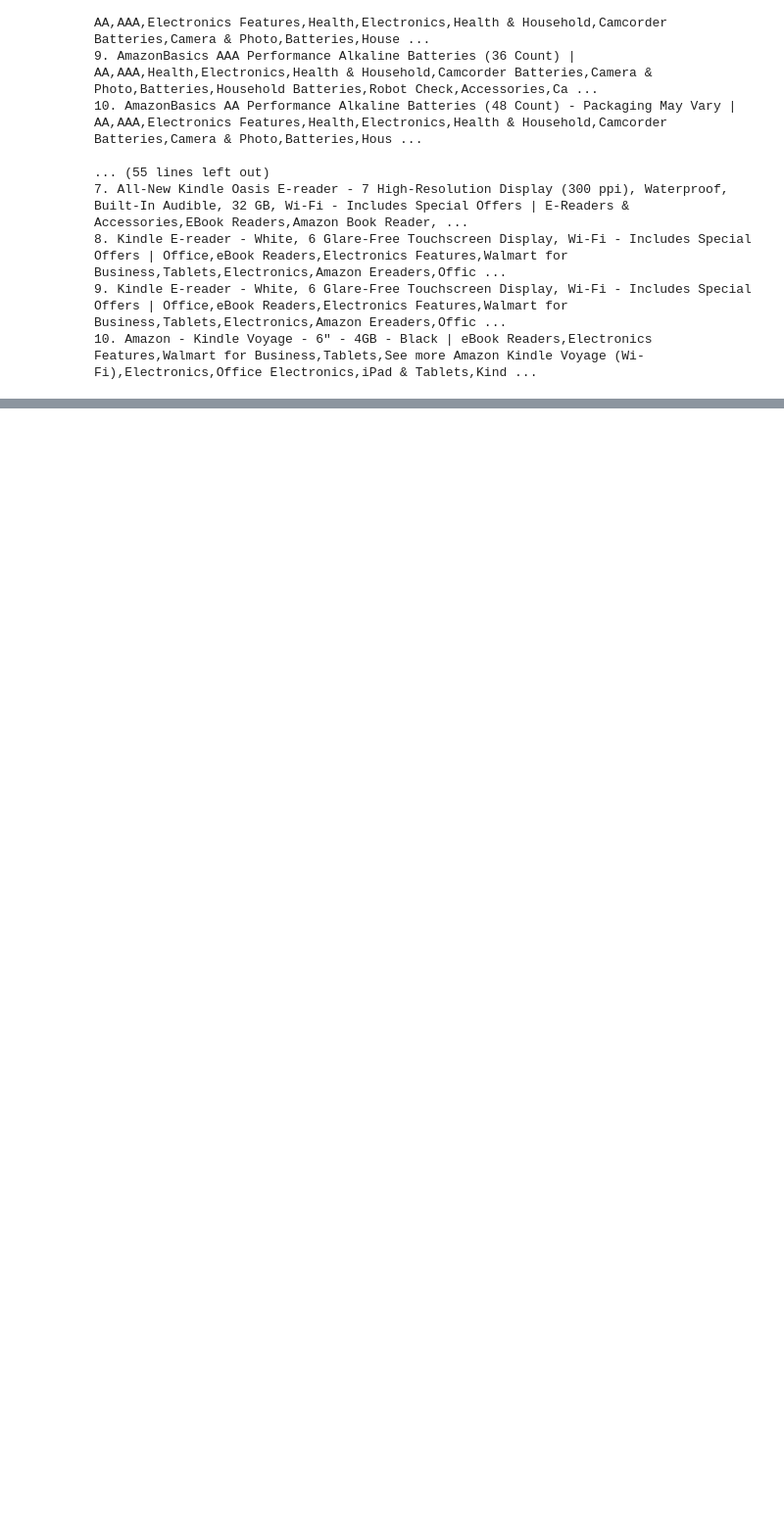
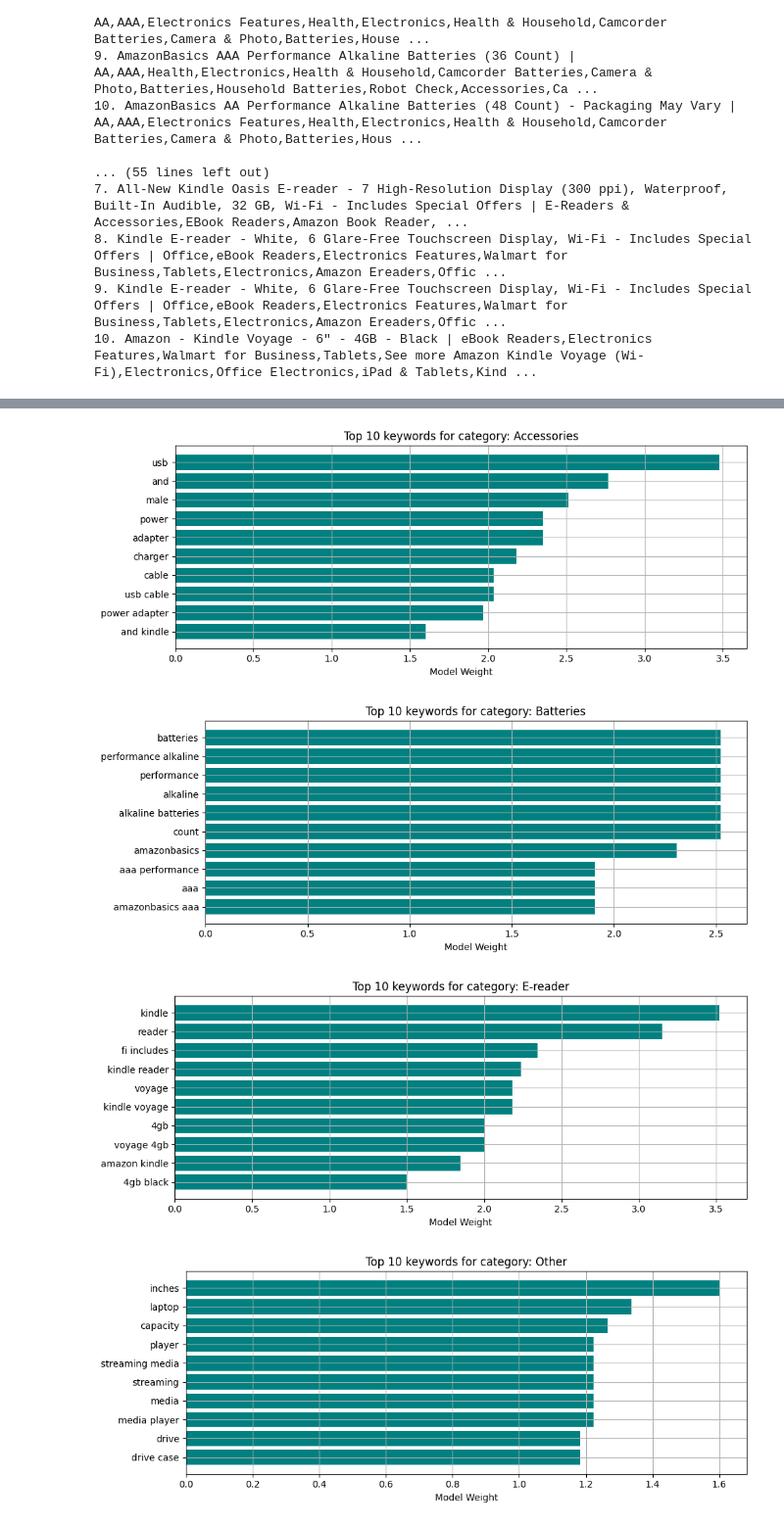
Before and after one commit to KJanzon/project-nlp-business-case-automated-customers-reviews, a Jupyter notebook: categories.ipynb, the cells around one changed output, grey strips where cells are left out. Shown: that part at 98% size. Saved outputs shown, nothing was run; the diff lists cells and outputs as text; code cells hidden in the pictures; blank space fills up the shorter version.

```diff
--- a/categories.ipynb
+++ b/categories.ipynb
@@ -83,7 +84,7 @@ Please note that authentication is recommended but still optional to access publ
 from sklearn.cluster import KMeans
 
 # Let's try 5 clusters for now
-num_clusters = 5
+num_clusters = 6
 kmeans = KMeans(n_clusters=num_clusters, random_state=42)
 cluster_labels = kmeans.fit_predict(embeddings)
 
@@ -171,7 +166,7 @@ def assign_category(text):
 
     name_section = text.split('|')[0]  # everything before the first '|'
 
-    accessories_keywords = ['charger', 'power bank', 'usb cable', 'adapter', 'accessory']
+    accessories_keywords = ['charger', 'power bank', 'usb cable', 'usb', 'adapter', 'accessory']
     batteries_keywords = ['aa', 'aaa', 'battery', 'batteries', 'alkaline']
     tablet_keywords = ['tablet']
     e_reader_keywords = ['kindle', 'e-reader', 'ereader']
@@ -232,0 +246,5 @@ for category in categories:
+# %%
+df['name_clean'] = df['name'].fillna("").str.lower()
+df['label'] = df['name_clean'].apply(assign_category)
+
+df['label'].value_counts()
@@ -232,0 +274,10 @@ for category in categories:
+# %%
+from sklearn.linear_model import LogisticRegression
+from sklearn.metrics import classification_report
+
+clf = LogisticRegression(max_iter=200, class_weight='balanced')
+clf.fit(X_train_vec, y_train)
+
+# Predict and evaluate
+y_pred = clf.predict(X_val_vec)
+print(classification_report(y_val, y_pred))
@@ -232,0 +297,37 @@ for category in categories:
+# %%
+import numpy as np
+
+# Get class names (e.g., "Tablet", "Batteries", etc.)
+class_labels = clf.classes_
+
+# Get the feature names (tokens/words/phrases from TF-IDF)
+feature_names = vectorizer.get_feature_names_out()
+
+
+import matplotlib.pyplot as plt
+
+def plot_top_keywords(class_index, top_n=10):
+    class_name = class_labels[class_index]
+    coef = clf.coef_[class_index]
+
+    # Get indices of top N features
+    top_indices = np.argsort(coef)[-top_n:][::-1]
+    top_features = feature_names[top_indices]
+    top_weights = coef[top_indices]
+
+    # Plot
+    plt.figure(figsize=(10, 4))
+    plt.barh(top_features[::-1], top_weights[::-1], color='teal')
+    plt.title(f"Top {top_n} keywords for category: {class_name}")
+    plt.xlabel("Model Weight")
+    plt.grid(True)
+    plt.tight_layout()
+    plt.show()
+
+for i in range(len(class_labels)):
+    plot_top_keywords(i, top_n=10)
+# %% [output]
+[figure, added]
+[figure, added]
+[figure, added]
+[figure, added]
```
Also changed, not shown: parts of 19 cells of this notebook.
